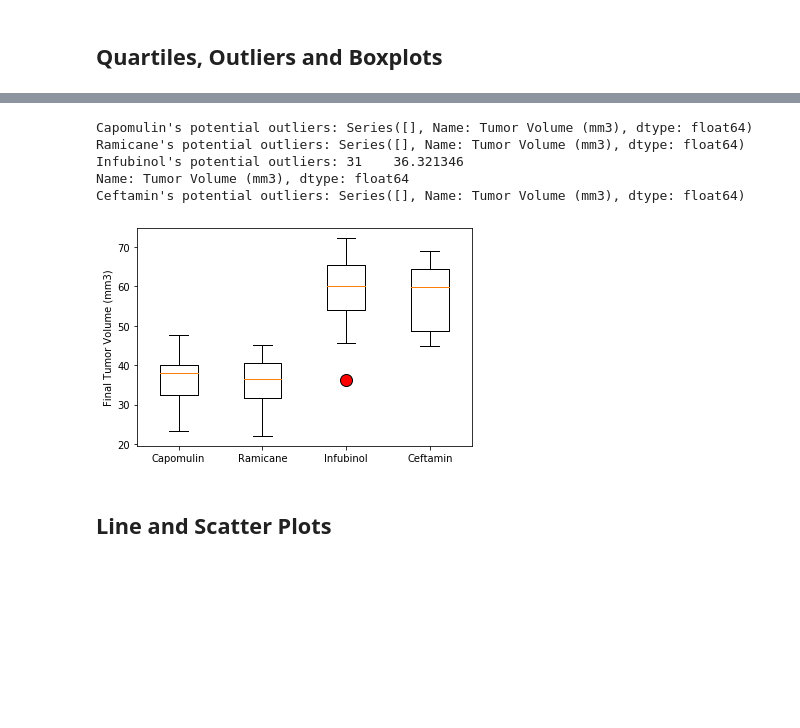
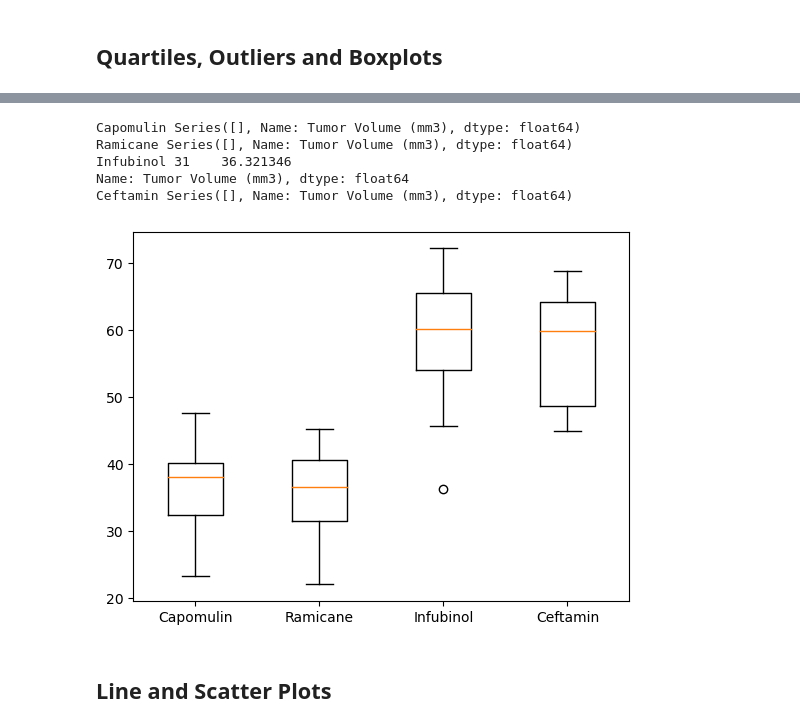
Before and after one commit to Samrosegithub/pharma_homework, a Jupyter notebook: pymaceuticals_starter.ipynb, the cells around one changed output, grey strips where cells are left out. Drawn from its saved outputs; the diff is of its cells as text; code cells hidden in the pictures; blank space fills up the shorter version.

```diff
--- a/pymaceuticals_starter.ipynb
+++ b/pymaceuticals_starter.ipynb
@@ -63,5 +48,5 @@ array(['g989'], dtype=object)
 # %%
 # Create a clean DataFrame by dropping the duplicate mouse by its ID.
-clean_df = merge_df[merge_df['Mouse_ID'].isin(dup_mice_ID)==False]
+clean_df = merge_df[~merge_df['Mouse ID'].isin(dup_mice_ID)]
 clean_df.head()
 # %% [output]
@@ -180,5 +172,8 @@ plt.show()
 
 # Start by getting the last (greatest) timepoint for each mouse
 
-
+greatest_time = clean_df.groupby("Mouse ID").max()[["Timepoint"]].reset_index()
+greatest_time
 # Merge this group df with the original DataFrame to get the tumor volume at the last timepoint
+Timepoint = pd.merge(greatest_time, clean_df, on=["Mouse ID", "Timepoint"], how="left")
+Timepoint
@@ -185,30 +194,40 @@ plt.show()
 # %%
 # Put treatments into a list for for loop (and later for plot labels)
-
+Treatments = ["Capomulin", "Ramicane", "Infubinol", "Ceftamin"]
 
 # Create empty list to fill with tumor vol data (for plotting)
-
+Tumor_vol = []
 
 # Calculate the IQR and quantitatively determine if there are any potential outliers.
-
+for T in Treatments:
 
     # Locate the rows which contain mice on each drug and get the tumor volumes
+    Tumors = Timepoint.loc[Timepoint["Drug Regimen"]==T, "Tumor Volume (mm3)"]
 
 
     # add subset
-
+    Tumor_vol.append(Tumors)
 
     # Determine outliers using upper and lower bounds
+    q1 = Tumors.quantile(0.25)
+    q3 = Tumors.quantile(0.75)
+    IQR = q3-q1
+    lb = q1-(1.5*IQR)
+    ub = q3+(1.5*IQR)
+    outlier = Tumors[(Tumors<lb)|(Tumors>ub)]
+    print(T, outlier)
 # %% [output]
-Capomulin's potential outliers: Series([], Name: Tumor Volume (mm3), dtype: float64)
-Ramicane's potential outliers: Series([], Name: Tumor Volume (mm3), dtype: float64)
-Infubinol's potential outliers: 31    36.321346
+Capomulin Series([], Name: Tumor Volume (mm3), dtype: float64)
+Ramicane Series([], Name: Tumor Volume (mm3), dtype: float64)
+Infubinol 31    36.321346
 Name: Tumor Volume (mm3), dtype: float64
-Ceftamin's potential outliers: Series([], Name: Tumor Volume (mm3), dtype: float64)
+Ceftamin Series([], Name: Tumor Volume (mm3), dtype: float64)
 # %%
 # Generate a box plot that shows the distrubution of the tumor volume for each treatment group.
+plt.boxplot(Tumor_vol, labels=Treatments)
+plt.show()
 # %% [output]
-[figure, old version]
+[figure, new version]
 # %% [markdown]
 ## Line and Scatter Plots
 # %%
```
Also changed, not shown: parts of 15 cells of this notebook, 2 other files.
